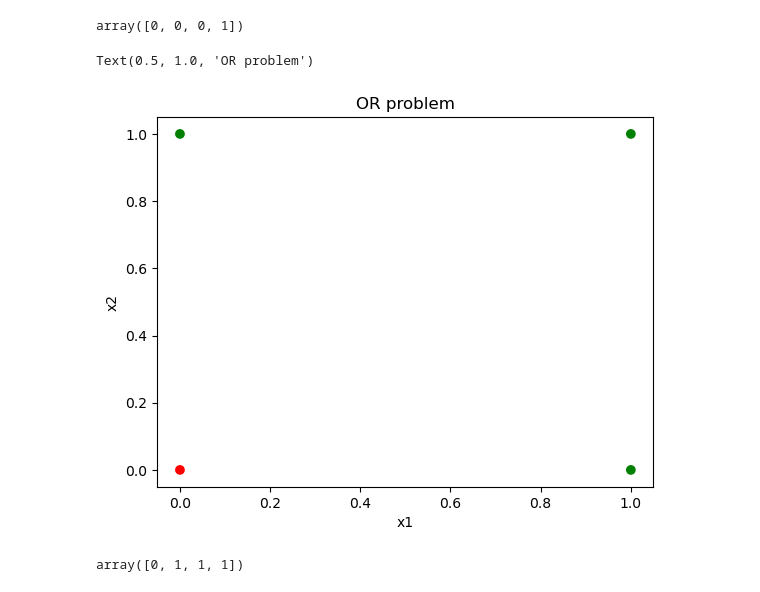
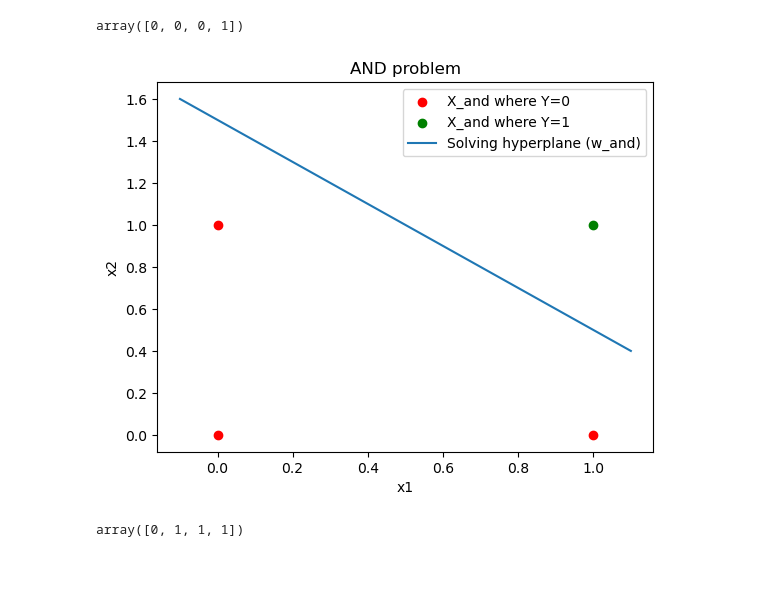
Before and after one commit to vitorodesouzaUma/modulo6, a Jupyter notebook: Neural Network/W5. Assignment ANN_v3.ipynb, the cells around one changed output. Saved outputs shown, nothing was run; the diff lists cells and outputs as text; code cells hidden in the pictures.

Commit message:
Added and/or hyperplanes to NN v3

```diff
--- a/Neural Network/W5. Assignment ANN_v3.ipynb
+++ b/Neural Network/W5. Assignment ANN_v3.ipynb
@@ -103,12 +90,29 @@ w_and = np.array([-1.5,1,1])
 step_activation(X_and.dot(w_and))
 # %% [output]
 array([0, 0, 0, 1])
-# %%
-plt.scatter(x_plot[:,0],x_plot[:,1], color=['r' if y == 0 else 'g' for y in Y_or])
-plt.xlabel('x1')
-plt.ylabel('x2')
-plt.title('OR problem')
-# %% [output]
-Text(0.5, 1.0, 'OR problem')
-[figure, removed]
+# %%
+####### INSERT YOUR CODE HERE
+
+import matplotlib.pyplot as plt
+%matplotlib inline
+
+# Plot the AND problem with Y=0 in red and Y=1 in green
+x_plot = X_and[:, 1:]
+x_plot_0 = x_plot[Y_and.ravel() == 0]
+x_plot_1 = x_plot[Y_and.ravel() == 1]
+plt.scatter(x_plot_0[:,0],x_plot_0[:,1], color='r')
+plt.scatter(x_plot_1[:,0],x_plot_1[:,1], color='g')
+plt.xlabel('x1')
+plt.ylabel('x2')
+plt.title('AND problem')
+
+# We can see that the AND problem is linearly separable, so we can use a hyperplane to separate the classes
+# use w_and to plot the hyperplane
+x = np.linspace(-0.1,1.1,10)
+y = -w_and[1]/w_and[2] * x - w_and[0]/w_and[2]
+plt.plot(x,y)
+plt.legend(['X_and where Y=0','X_and where Y=1','Solving hyperplane (w_and)'])
+plt.show()
+# %% [output]
+[figure, added]
 # %%
```
Also changed, not shown: parts of 4 cells of this notebook.
